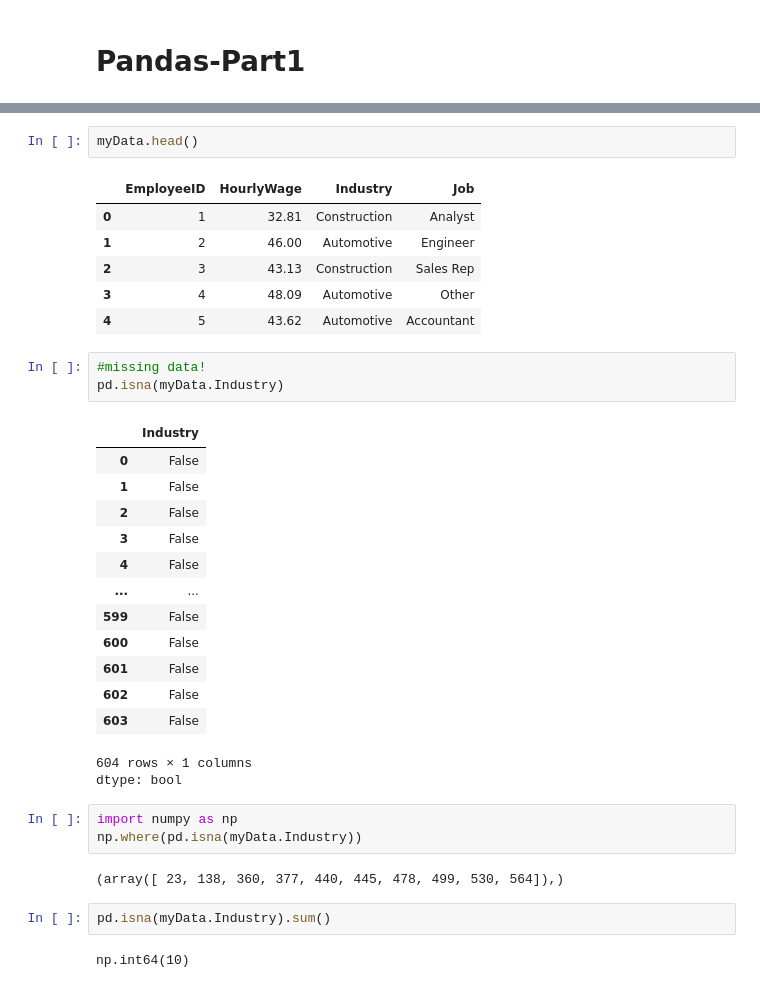
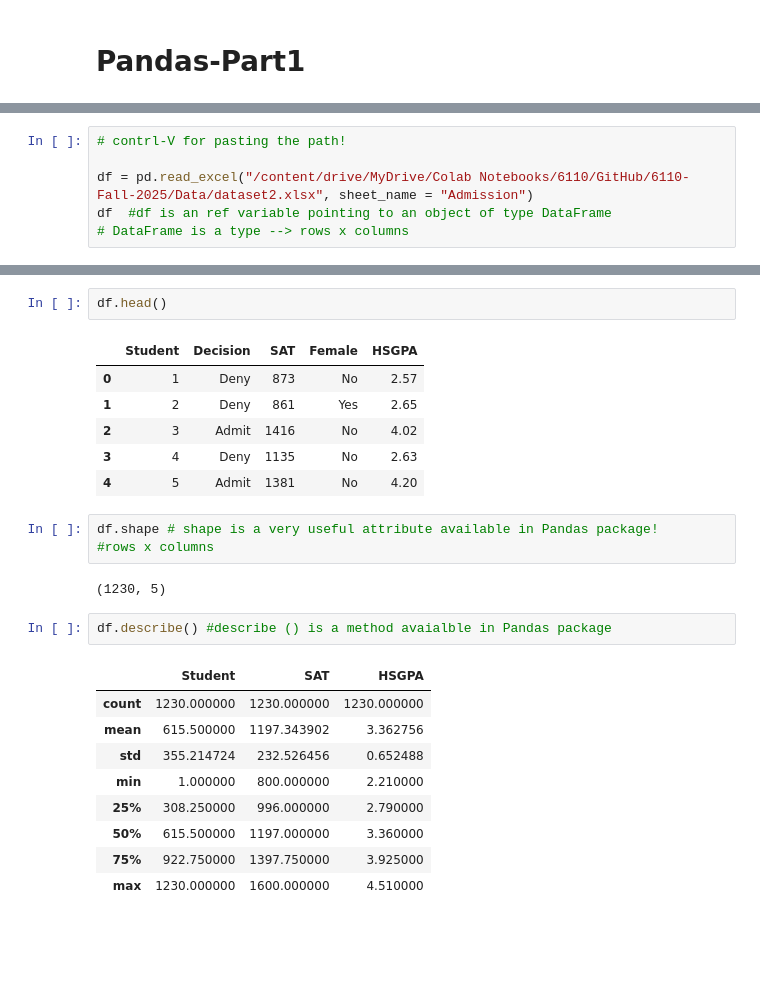
Before and after one commit to clearmindlearn/6110-Fall-2025, a Jupyter notebook: Panda-Part1.ipynb, the cells around one changed output, grey strips where cells are left out. Cells and saved outputs as stored; diff of their text form; blank space fills up the shorter version.

```diff
--- a/Panda-Part1.ipynb
+++ b/Panda-Part1.ipynb
@@ -28,0 +11,6 @@ myData
+# %%
+# contrl-V for pasting the path!
+
+df = pd.read_excel("/content/drive/MyDrive/Colab Notebooks/6110/GitHub/6110-Fall-2025/Data/dataset2.xlsx", sheet_name = "Admission")
+df  #df is an ref variable pointing to an object of type DataFrame
+# DataFrame is a type --> rows x columns
@@ -29,36 +31,26 @@ myData
 # %%
-myData.head()
+df.head()
 # %% [output]
-|  | EmployeeID | HourlyWage | Industry | Job |
-| 0 | 1 | 32.81 | Construction | Analyst |
-| 1 | 2 | 46.00 | Automotive | Engineer |
-| 2 | 3 | 43.13 | Construction | Sales Rep |
-| 3 | 4 | 48.09 | Automotive | Other |
-| 4 | 5 | 43.62 | Automotive | Accountant |
+|  | Student | Decision | SAT | Female | HSGPA |
+| 0 | 1 | Deny | 873 | No | 2.57 |
+| 1 | 2 | Deny | 861 | Yes | 2.65 |
+| 2 | 3 | Admit | 1416 | No | 4.02 |
+| 3 | 4 | Deny | 1135 | No | 2.63 |
+| 4 | 5 | Admit | 1381 | No | 4.20 |
-# %%
-#missing data!
-pd.isna(myData.Industry)
-# %% [output]
-|  | Industry |
-| 0 | False |
-| 1 | False |
-| 2 | False |
-| 3 | False |
-| 4 | False |
-| ... | ... |
-| 599 | False |
-| 600 | False |
-| 601 | False |
-| 602 | False |
-| 603 | False |
-604 rows × 1 columns
-dtype: bool
-# %%
-import numpy as np
-np.where(pd.isna(myData.Industry))
-# %% [output]
-(array([ 23, 138, 360, 377, 440, 445, 478, 499, 530, 564]),)
-# %%
-pd.isna(myData.Industry).sum()
-# %% [output]
-np.int64(10)
+# %%
+df.shape # shape is a very useful attribute available in Pandas package!
+#rows x columns
+# %% [output]
+(1230, 5)
+# %%
+df.describe() #describe () is a method avaialble in Pandas package
+# %% [output]
+|  | Student | SAT | HSGPA |
+| count | 1230.000000 | 1230.000000 | 1230.000000 |
+| mean | 615.500000 | 1197.343902 | 3.362756 |
+| std | 355.214724 | 232.526456 | 0.652488 |
+| min | 1.000000 | 800.000000 | 2.210000 |
+| 25% | 308.250000 | 996.000000 | 2.790000 |
+| 50% | 615.500000 | 1197.000000 | 3.360000 |
+| 75% | 922.750000 | 1397.750000 | 3.925000 |
+| max | 1230.000000 | 1600.000000 | 4.510000 |
```
Also changed, not shown: parts of 19 cells of this notebook.
